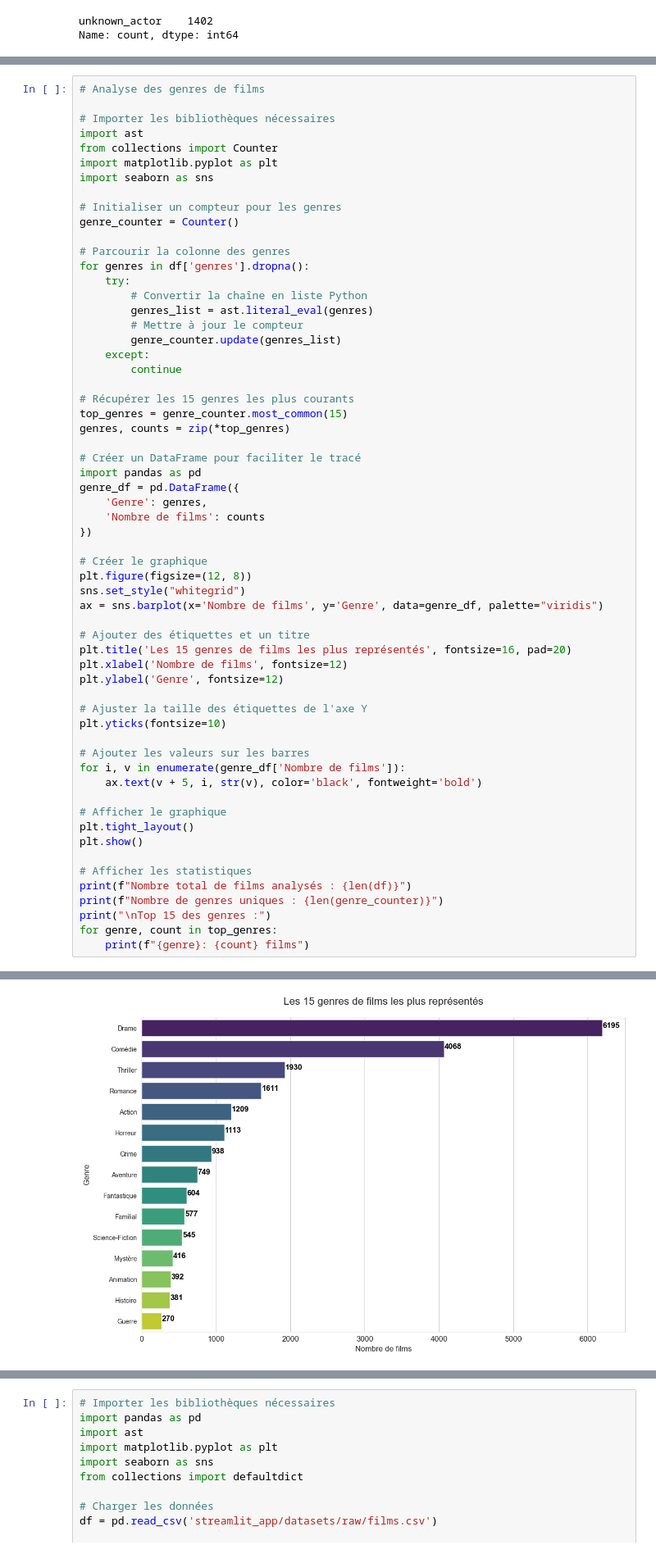
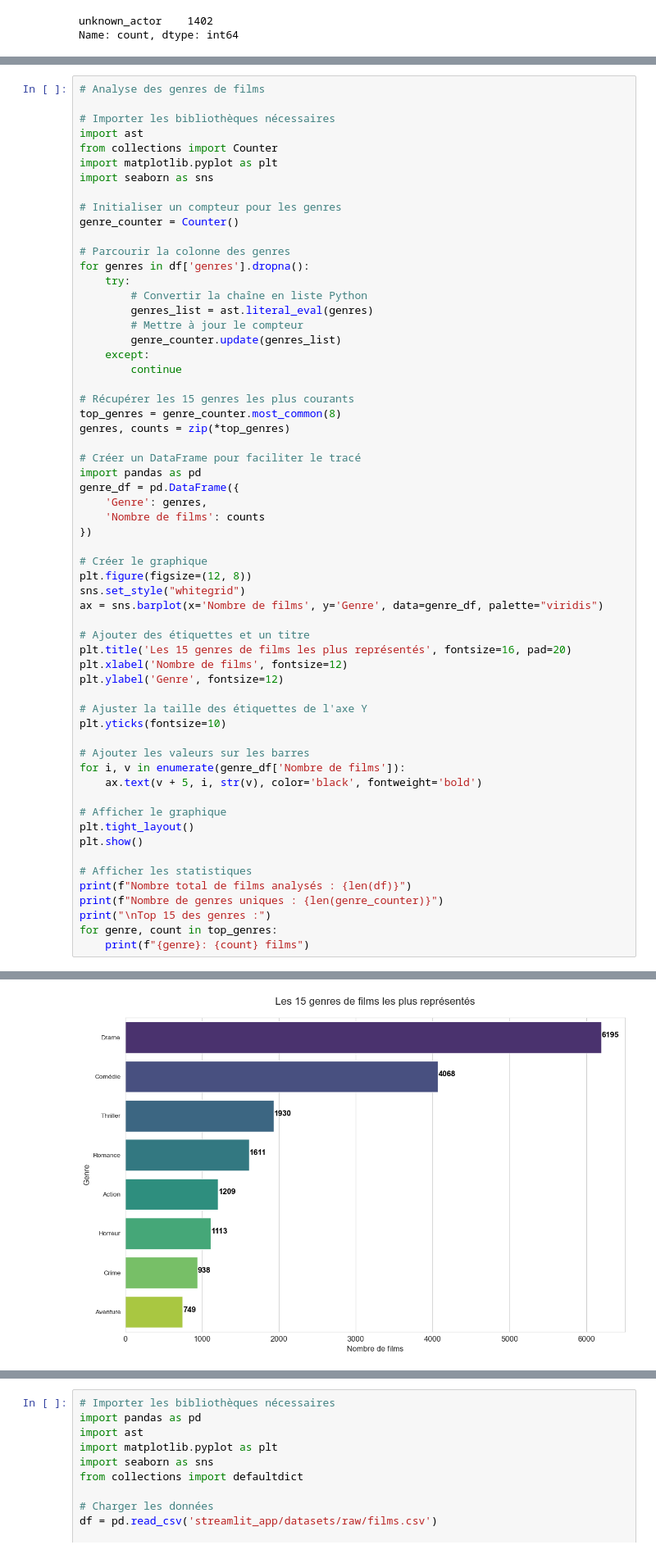
Before and after one commit to jbhdev/data-films, a Jupyter notebook: stats_films.ipynb, the cells around one changed output, grey strips where cells are left out. Shown at 82% size. Drawn from its saved outputs; the diff is of its cells as text.

```diff
--- a/stats_films.ipynb
+++ b/stats_films.ipynb
@@ -536,7 +516,7 @@ for genres in df['genres'].dropna():
         continue
 
 # Récupérer les 15 genres les plus courants
-top_genres = genre_counter.most_common(15)
+top_genres = genre_counter.most_common(8)
 genres, counts = zip(*top_genres)
 
 # Créer un DataFrame pour faciliter le tracé
@@ -550,34 +530,34 @@ genre_df = pd.DataFrame({
 plt.figure(figsize=(12, 8))
 sns.set_style("whitegrid")
 ax = sns.barplot(x='Nombre de films', y='Genre', data=genre_df, palette="viridis")
 
 # Ajouter des étiquettes et un titre
 plt.title('Les 15 genres de films les plus représentés', fontsize=16, pad=20)
 plt.xlabel('Nombre de films', fontsize=12)
 plt.ylabel('Genre', fontsize=12)
 
 # Ajuster la taille des étiquettes de l'axe Y
 plt.yticks(fontsize=10)
 
 # Ajouter les valeurs sur les barres
 for i, v in enumerate(genre_df['Nombre de films']):
     ax.text(v + 5, i, str(v), color='black', fontweight='bold')
 
 # Afficher le graphique
 plt.tight_layout()
 plt.show()
 
 # Afficher les statistiques
 print(f"Nombre total de films analysés : {len(df)}")
 print(f"Nombre de genres uniques : {len(genre_counter)}")
 print("\nTop 15 des genres :")
 for genre, count in top_genres:
     print(f"{genre}: {count} films")
 # %% [output]
 Passing `palette` without assigning `hue` is deprecated and will be removed in v0.14.0. Assign the `y` variable to `hue` and set `legend=False` for the same effect.
 
   ax = sns.barplot(x='Nombre de films', y='Genre', data=genre_df, palette="viridis")
-[figure, old version]
+[figure, new version]
 Nombre total de films analysés : 10973
 Nombre de genres uniques : 20
 
```
Also changed, not shown: parts of 11 cells of this notebook, 5 other files.
